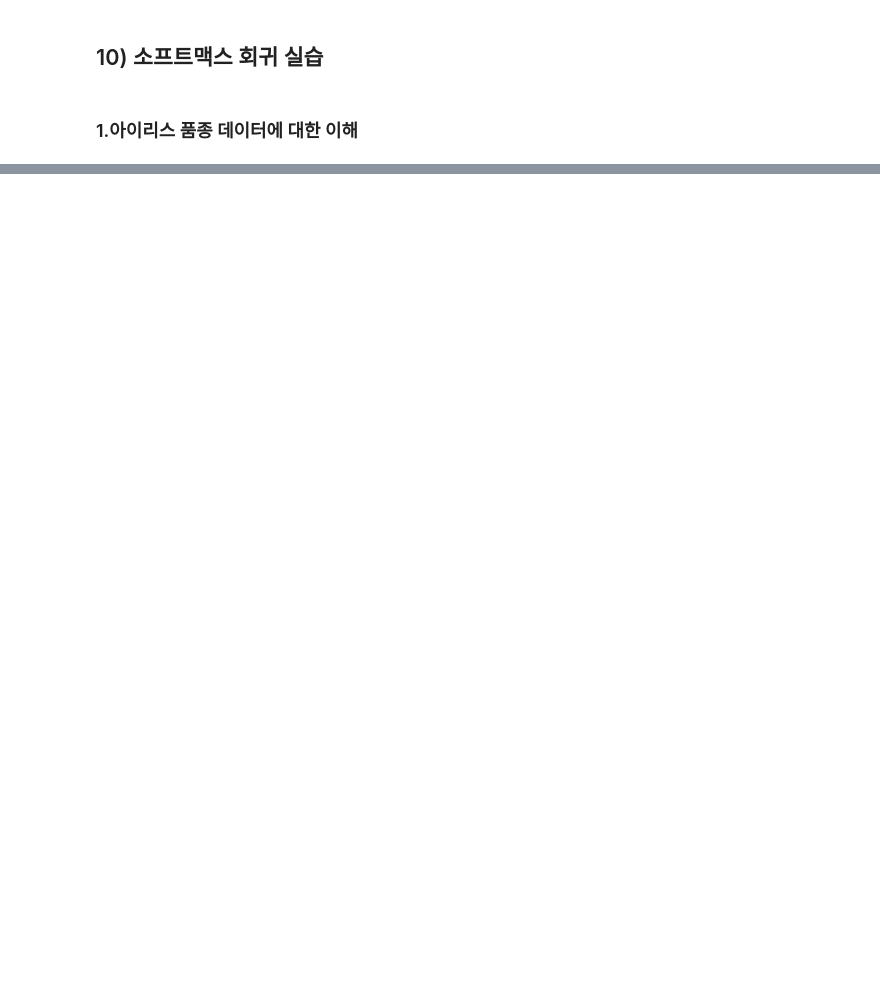
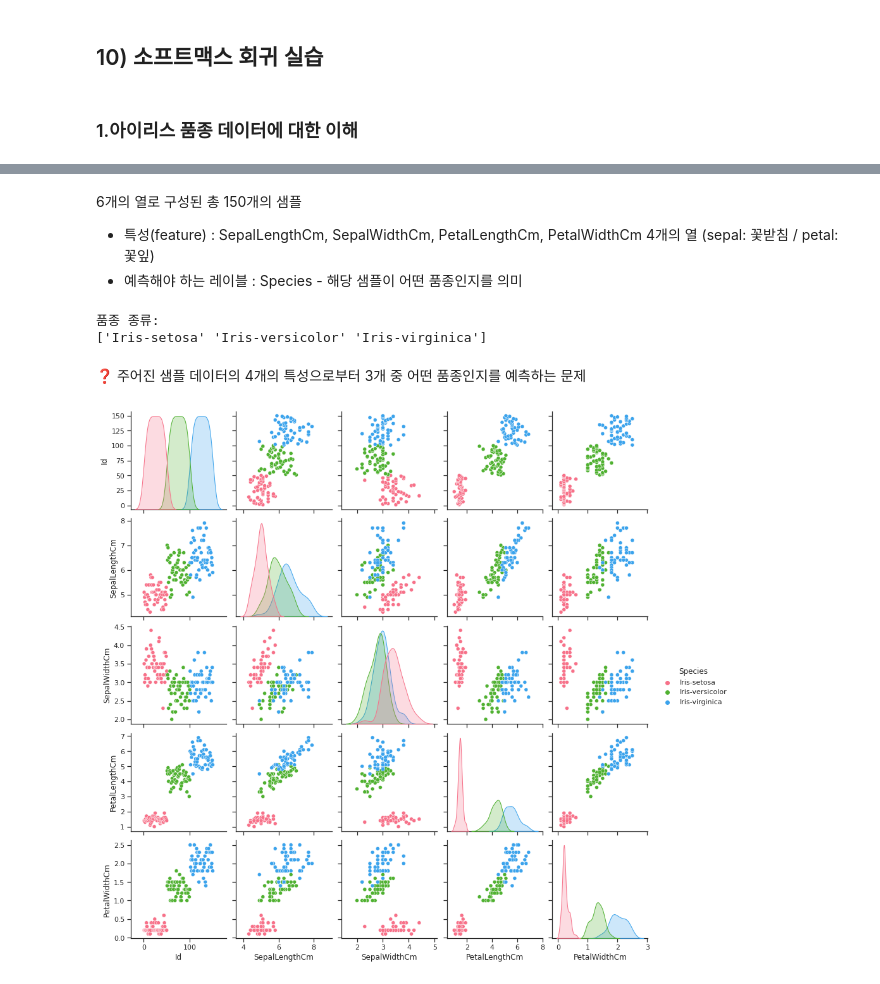
Before and after one commit to euneun316/NLP-Study, a Jupyter notebook: Natural Language Processing/Machine_Learning.ipynb, the cells around one changed output, grey strips where cells are left out. Saved outputs shown, nothing was run; the diff lists cells and outputs as text; code cells hidden in the pictures; blank space fills up the shorter version.

```diff
--- a/Natural Language Processing/Machine_Learning.ipynb
+++ b/Natural Language Processing/Machine_Learning.ipynb
@@ -808,0 +1094,7 @@ print(model.predict(X))
+# %%
+urllib.request.urlretrieve("https://raw.githubusercontent.com/ukairia777/tensorflow-nlp-tutorial/main/06.%20Machine%20Learning/dataset/Iris.csv", filename="Iris.csv")
+
+data = pd.read_csv('Iris.csv', encoding='latin1')
+
+print('샘플의 개수 :', len(data))
+print(data[:5])
@@ -808,0 +1109,18 @@ print(model.predict(X))
+# %% [markdown]
+6개의 열로 구성된 총 150개의 샘플
+- 특성(feature) : SepalLengthCm, SepalWidthCm, PetalLengthCm, PetalWidthCm 4개의 열 (sepal: 꽃받침 / petal: 꽃잎)
+- 예측해야 하는 레이블 : Species - 해당 샘플이 어떤 품종인지를 의미
+# %%
+# 중복을 허용하지 않고, 있는 데이터의 모든 종류를 출력
+print("품종 종류:", data["Species"].unique(), sep="\n")
+# %% [output]
+품종 종류:
+['Iris-setosa' 'Iris-versicolor' 'Iris-virginica']
+# %% [markdown]
+❓ 주어진 샘플 데이터의 4개의 특성으로부터 3개 중 어떤 품종인지를 예측하는 문제
+# %%
+# 모든 쌍(pair)의 조합인 16개의 경우에 대해서 산점도를 그린다.
+sns.set(style="ticks", color_codes=True)
+g = sns.pairplot(data, hue="Species", palette="husl")
+# %% [output]
+[figure, added]
```
Also changed, not shown: parts of 85 cells of this notebook.
